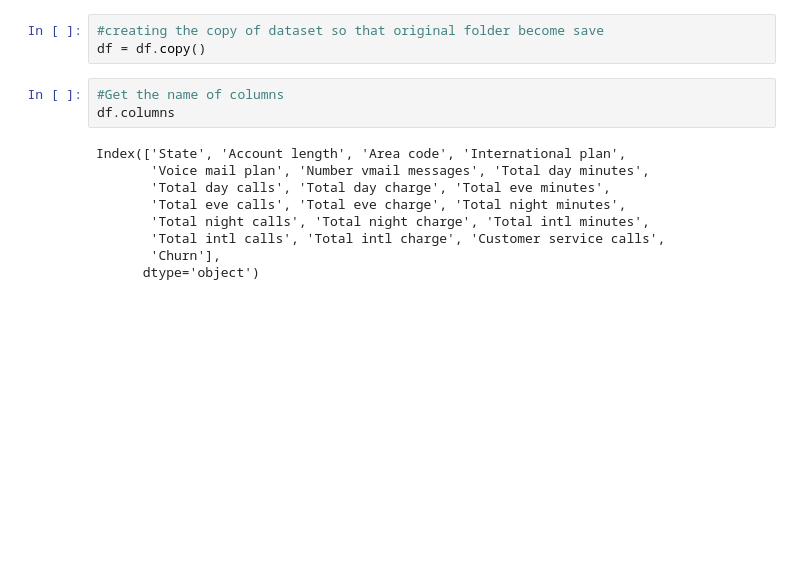
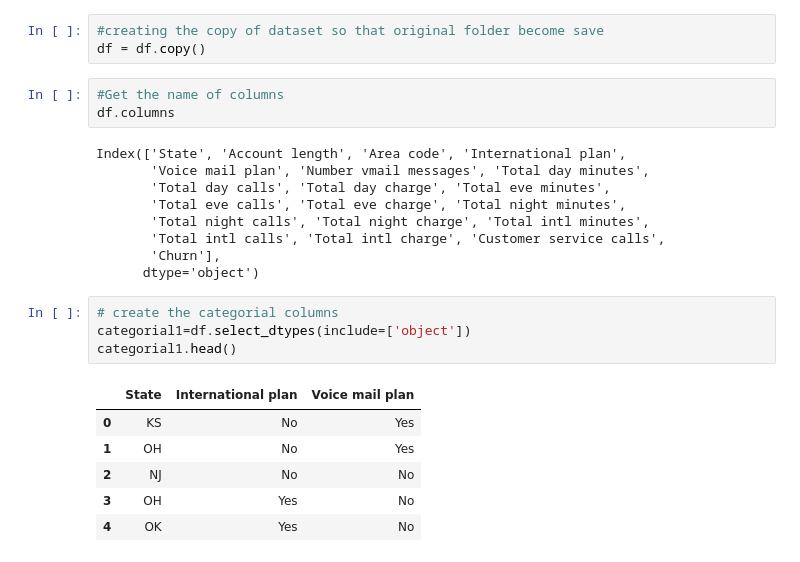
Before and after one commit to shobhi1998/Telecom-Churn-Analysis, a Jupyter notebook: Telecom_Churn_Analysis_Capstone_Project_(1).ipynb, the cells around one changed output. Saved outputs shown, nothing was run; the diff lists cells and outputs as text; blank space fills up the shorter version.

```diff
--- a/Telecom_Churn_Analysis_Capstone_Project_(1).ipynb
+++ b/Telecom_Churn_Analysis_Capstone_Project_(1).ipynb
@@ -89,3 +89,14 @@ Index(['State', 'Account length', 'Area code', 'International plan',
        'Total intl calls', 'Total intl charge', 'Customer service calls',
        'Churn'],
       dtype='object')
+# %%
+# create the categorial columns
+categorial1=df.select_dtypes(include=['object'])
+categorial1.head()
+# %% [output]
+|  | State | International plan | Voice mail plan |
+| 0 | KS | No | Yes |
+| 1 | OH | No | Yes |
+| 2 | NJ | No | No |
+| 3 | OH | Yes | No |
+| 4 | OK | Yes | No |
```
Also changed, not shown: parts of 1 cell of this notebook.
